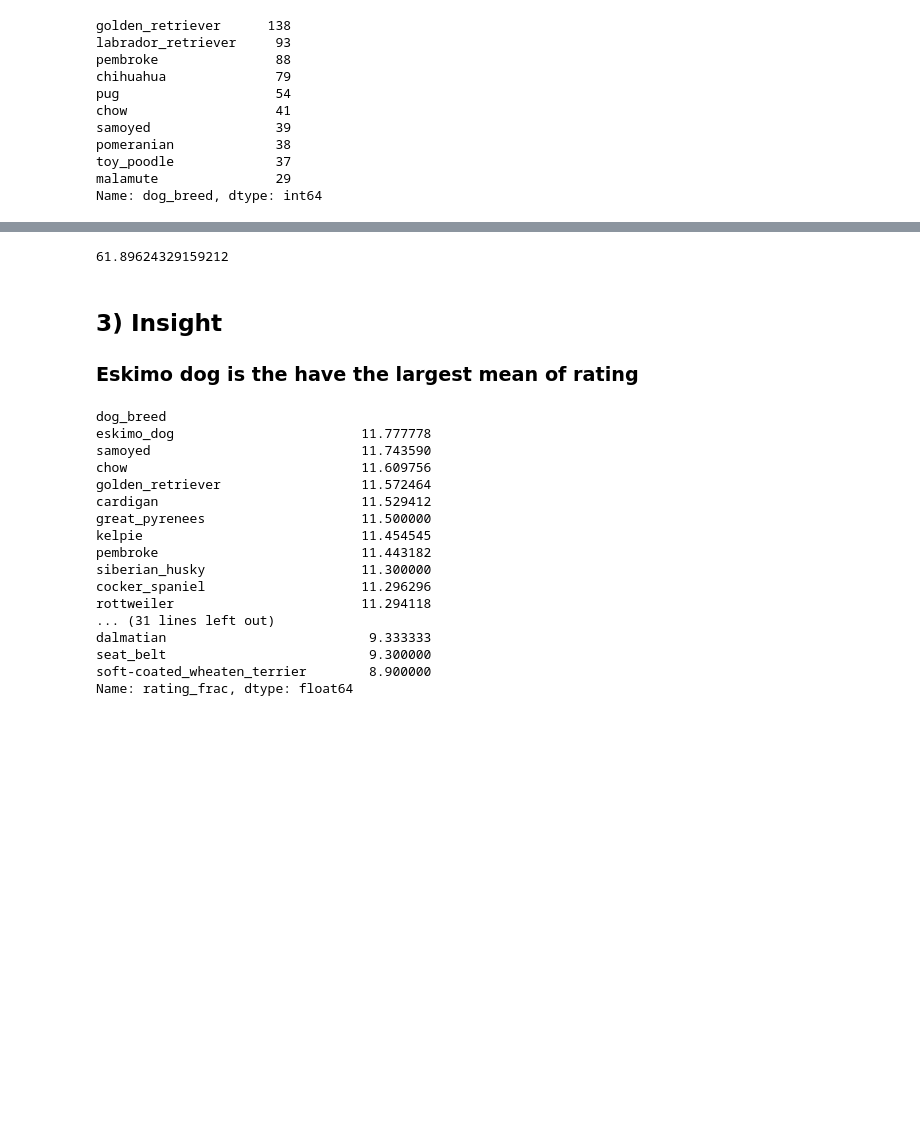
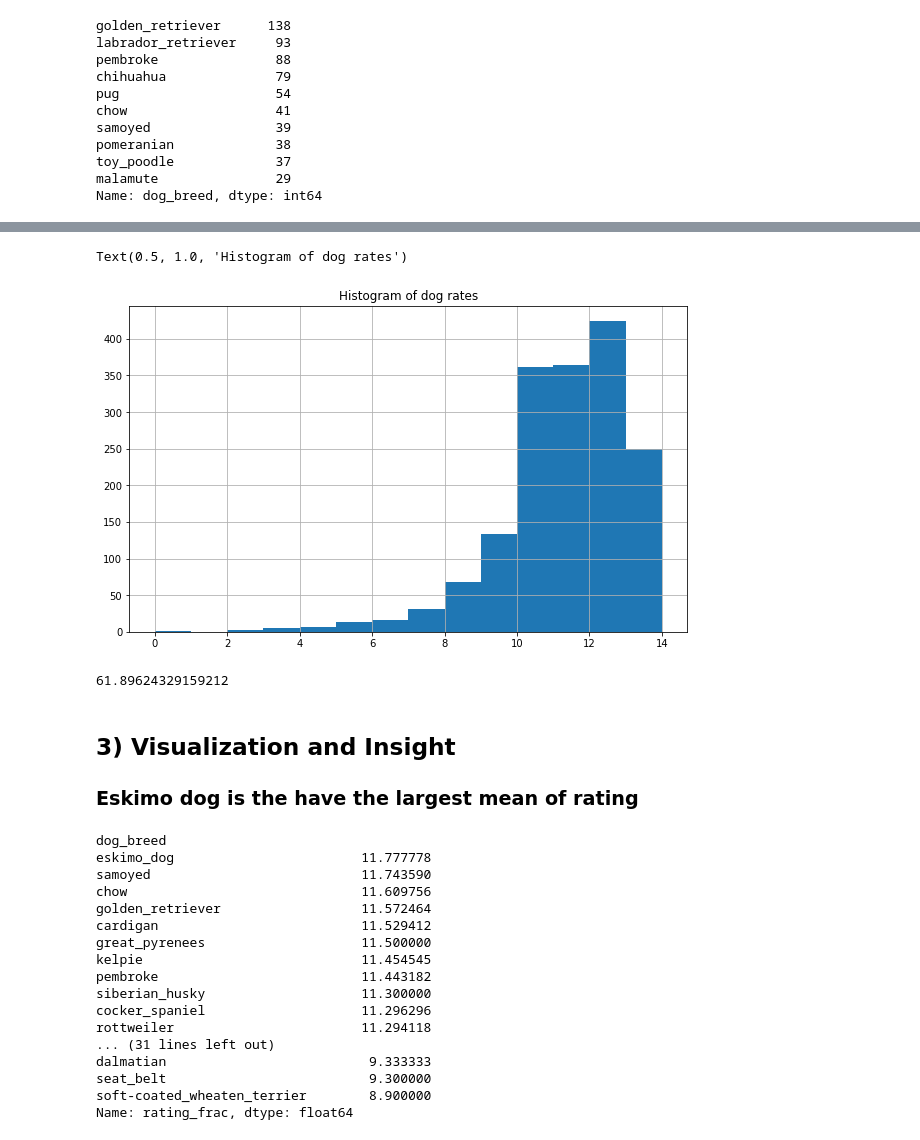
Before and after one commit to Onsymers/Wrangle_WeRateDogs, a Jupyter notebook: wrangle_act.ipynb, the cells around one changed output, grey strips where cells are left out. Drawn from its saved outputs; the diff is of its cells as text; code cells hidden in the pictures; blank space fills up the shorter version.

```diff
--- a/wrangle_act.ipynb
+++ b/wrangle_act.ipynb
@@ -1009,9 +991,17 @@ df_twitter_archive.rating_frac.hist(bins=14)
+# %%
+ax = df_twitter_archive.rating_frac.hist(bins=14, figsize=(10,6))
+plt.title('Histogram of dog rates')
+#fig = ax.get_figure()
+#fig.savefig('hist_rate.png',dpi=300, quality=95)
+# %% [output]
+Text(0.5, 1.0, 'Histogram of dog rates')
+[figure, added]
 # %%
 len(df_twitter_archive.query("rating_frac > 10")) / len(df_twitter_archive) *100
 # %% [output]
 61.89624329159212
 # %% [markdown]
-## 3) Insight
+## 3) Visualization and Insight
 ### Eskimo dog is the have the largest mean of rating
 # %%
 df_dog_breed = df_twitter_archive.groupby('dog_breed').filter(lambda x: len(x) >= 10)
```
Also changed, not shown: parts of 22 cells of this notebook, 1 other file.
